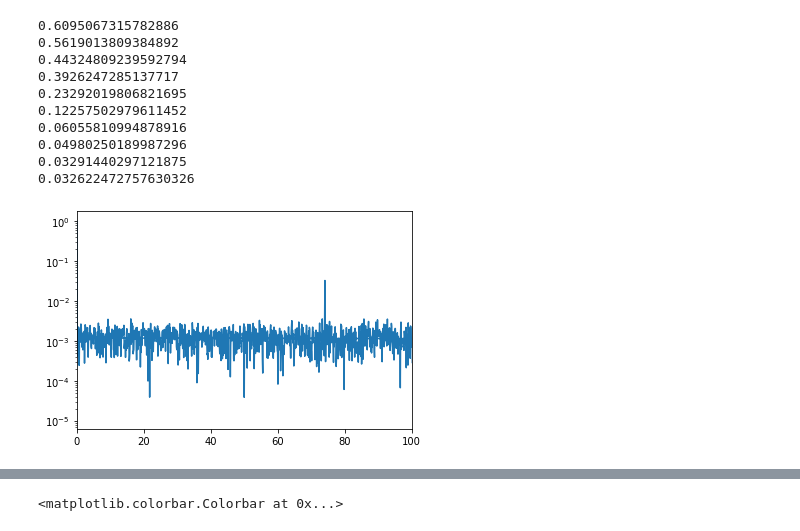
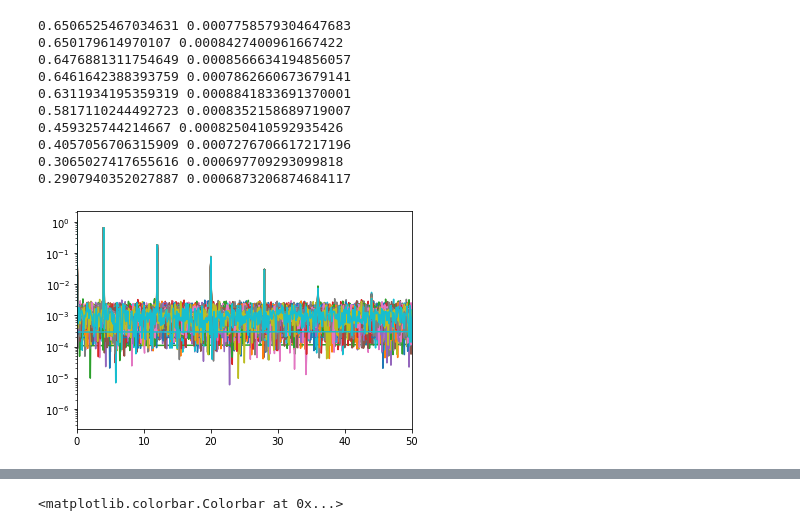
Before and after one commit to nakakeigo/notebook, a Jupyter notebook: LPF.ipynb, the cells around one changed output, grey strips where cells are left out. Drawn from its saved outputs; the diff is of its cells as text; code cells hidden in the pictures.

```diff
--- a/LPF.ipynb
+++ b/LPF.ipynb
@@ -15,11 +15,11 @@ global tau  # time constant of detector (s)
 global tstop # measurement time (s)
 global SNR # Signal to Noise Ratio
 
-samp=  2000
+samp=  3200
 NET = 300
-tau =0.04
+tau =0.004
 tstop = 10.
-SNR = 10.0
+SNR = 10
 
 """ stimulator part """
 stm = np.array([1,2,4,5,10,20,40,50,75,80])
@@ -89,7 +89,7 @@ def GetOnePhase(x,a,b,c):
 
     for i in range(Nsp-1):
         sigsum= sigsum+signal.real+np.random.normal(0, 1.0/SNR, len(xf))
-        sigmam.append(signal.real+np.random.normal(0, 1.0/SNR, len(xf)))
+        sigmam.append(np.random.normal(0, 1.0/SNR, len(xf)))
 
     return xf, sigsum/Nsp, np.std(sigmam, axis=0)
 
@@ -116,7 +116,7 @@ def FindPeak(x,y):
     peak = max(amp[maximal_idx])
     ipeak = np.where(amp==max(amp[maximal_idx]))[0][0]
 
-    return ipeak, peak
+    return peak
 
 def  plotFFT(x,y):
     fft_sig = fftpack.fft(y)
@@ -131,7 +131,7 @@ def  plotFFT(x,y):
     maximal_idx = maximal_idx[(amp[maximal_idx] > peak_cut) & (maximal_idx <= len(x)/2)]
 
     plt.plot(freqList,amp)
-    plt.xlim(0,100)
+    plt.xlim(0,50)
     plt.yscale('log')
 
 def NoiseFFT(x, y, freq):
@@ -223,41 +315,45 @@ def PlotMinuitSignal(x,y):
 # %%
 gain2 = []
 gain2e = []
 
 x = np.arange(0,tstop,1.0/samp)
 
 for i in range(10):
     fstm = stm[i]
     flat = rflat/fstm/2
     tilt = (1-rflat)/4/fstm
-    xf, y = GetSignal(x,tilt,flat,fstm)
-    yvar = GetNoise(x,tilt,flat,fstm)
 
-    if i ==8:
-        #PlotMinuitSignal(xf,y)
-        #ShowFitResult(xf,y)
-        plotFFT(xf,y)
+    NMC = 50
+    mpeak = []
+    peaksum = 0
 
-    ipeak, peak= FindPeak(xf,y)
-    noise = NoiseFFT(xf,yvar,ipeak)
+    for j in range(NMC):
+        xf, y = GetSignal(x,tilt,flat,fstm)
+        peaksum += FindPeak(xf, y)
+        mpeak.append(FindPeak(xf, y))
+        if i ==2:
+            plotFFT(xf,y)
+
+    peak= peaksum/NMC
+    noise = np.std(mpeak)
 
     gain2.append(peak)
     gain2e.append(noise)
 
-    print(peak)
+    print(peak, noise)
 
 f = stm
 g2=np.array(gain2)
 g2e=np.array(gain2e)
 # %% [output]
-0.6095067315782886
-0.5619013809384892
-0.44324809239592794
-0.3926247285137717
-0.23292019806821695
-0.12257502979611452
-0.06055810994878916
-0.04980250189987296
-0.03291440297121875
-0.032622472757630326
+0.6506525467034631 0.0007758579304647683
+0.650179614970107 0.0008427400961667422
+0.6476881311754649 0.0008566634194856057
+0.6461642388393759 0.0007862660673679141
+0.6311934195359319 0.0008841833691370001
+0.5817110244492723 0.0008352158689719007
+0.459325744214667 0.0008250410592935426
+0.4057056706315909 0.0007276706617217196
+0.3065027417655616 0.000697709293099818
+0.2907940352027887 0.0006873206874684117
-[figure, old version]
+[figure, new version]
```
Also changed, not shown: parts of 10 cells of this notebook.
